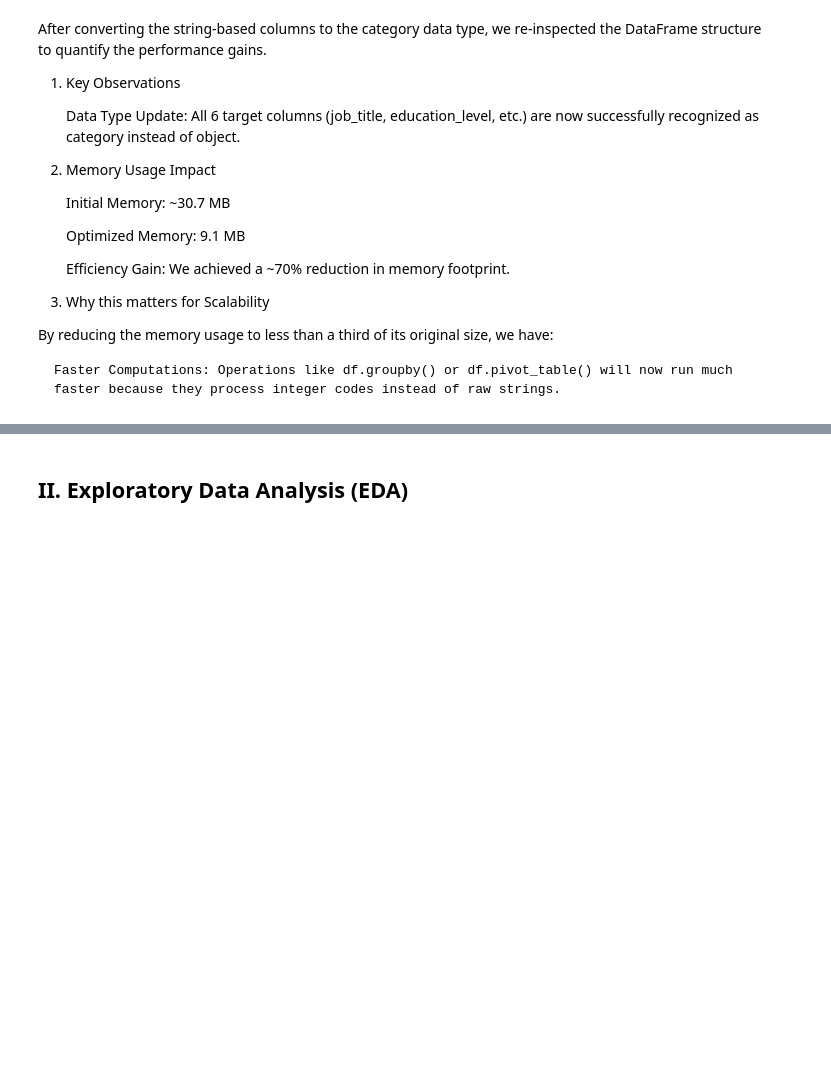
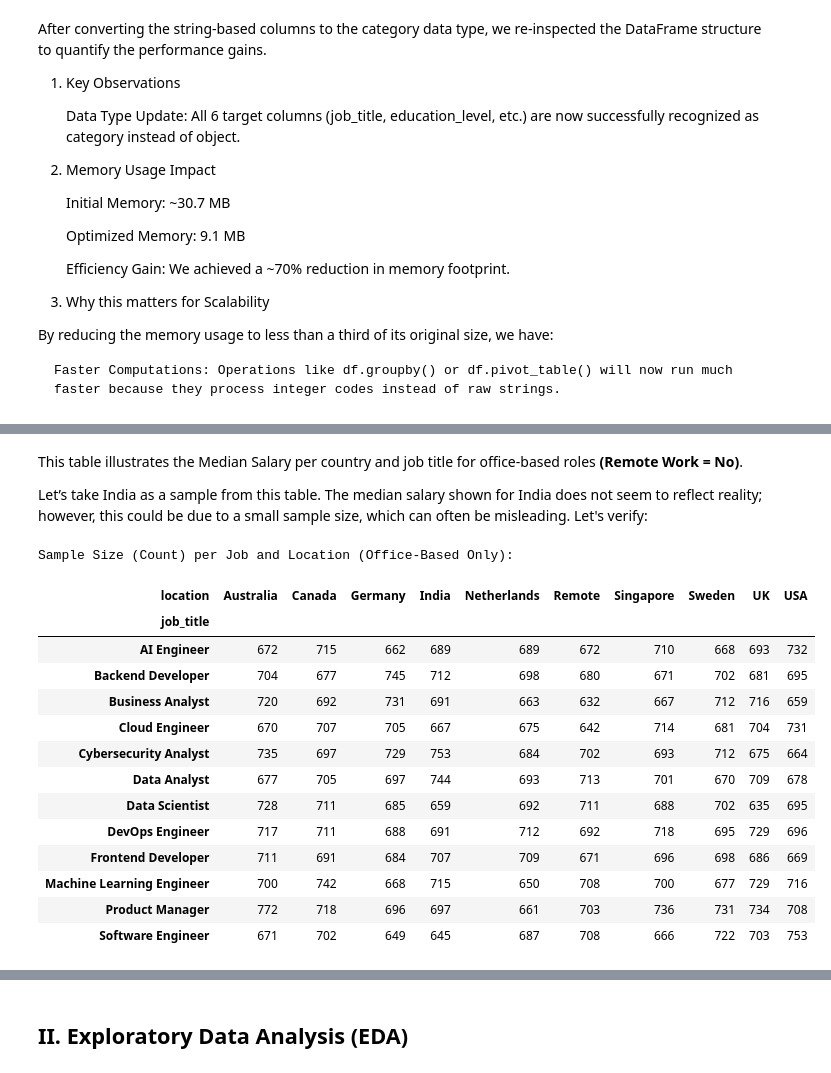
Before and after one commit to younesbensaid/Data-Analytics-projects, a Jupyter notebook: Large-Scale Dataset Analysis: 250K Job Records/NoteBook/Large-Scale Dataset Analysis: 250K Job Records.ipynb, the cells around one changed output, grey strips where cells are left out. Drawn from its saved outputs; the diff is of its cells as text; code cells hidden in the pictures; blank space fills up the shorter version.

```diff
--- a/Large-Scale Dataset Analysis: 250K Job Records/NoteBook/Large-Scale Dataset Analysis: 250K Job Records.ipynb
+++ b/Large-Scale Dataset Analysis: 250K Job Records/NoteBook/Large-Scale Dataset Analysis: 250K Job Records.ipynb
@@ -256,0 +287,32 @@ By reducing the memory usage to less than a third of its original size, we have:
+# %% [markdown]
+This table illustrates the Median Salary per country and job title for office-based roles **(Remote Work = No)**.
+
+Let’s take India as a sample from this table. The median salary shown for India does not seem to reflect reality; however, this could be due to a small sample size, which can often be misleading. Let's verify:
+# %%
+office_based_df = df[df['remote_work'] == 'No']
+
+job_location_count = office_based_df.pivot_table(
+    index='job_title',
+    columns='location',
+    values='salary',
+    aggfunc='count'
+).fillna(0)
+
+print("Sample Size (Count) per Job and Location (Office-Based Only):")
+display(job_location_count)
+# %% [output]
+Sample Size (Count) per Job and Location (Office-Based Only):
+| location | Australia | Canada | Germany | India | Netherlands | Remote | Singapore | Sweden | UK | USA |
+| job_title |  |  |  |  |  |  |  |  |  |  |
+| AI Engineer | 672 | 715 | 662 | 689 | 689 | 672 | 710 | 668 | 693 | 732 |
+| Backend Developer | 704 | 677 | 745 | 712 | 698 | 680 | 671 | 702 | 681 | 695 |
+| Business Analyst | 720 | 692 | 731 | 691 | 663 | 632 | 667 | 712 | 716 | 659 |
+| Cloud Engineer | 670 | 707 | 705 | 667 | 675 | 642 | 714 | 681 | 704 | 731 |
+| Cybersecurity Analyst | 735 | 697 | 729 | 753 | 684 | 702 | 693 | 712 | 675 | 664 |
+| Data Analyst | 677 | 705 | 697 | 744 | 693 | 713 | 701 | 670 | 709 | 678 |
+| Data Scientist | 728 | 711 | 685 | 659 | 692 | 711 | 688 | 702 | 635 | 695 |
+| DevOps Engineer | 717 | 711 | 688 | 691 | 712 | 692 | 718 | 695 | 729 | 696 |
+| Frontend Developer | 711 | 691 | 684 | 707 | 709 | 671 | 696 | 698 | 686 | 669 |
+| Machine Learning Engineer | 700 | 742 | 668 | 715 | 650 | 708 | 700 | 677 | 729 | 716 |
+| Product Manager | 772 | 718 | 696 | 697 | 661 | 703 | 736 | 731 | 734 | 708 |
+| Software Engineer | 671 | 702 | 649 | 645 | 687 | 708 | 666 | 722 | 703 | 753 |
```
Also changed, not shown: parts of 4 cells of this notebook.
